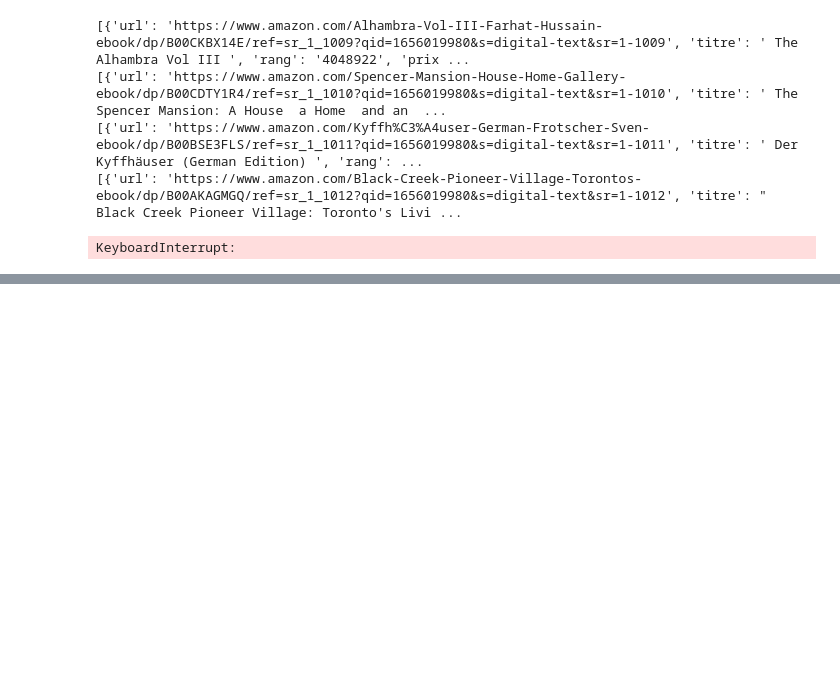
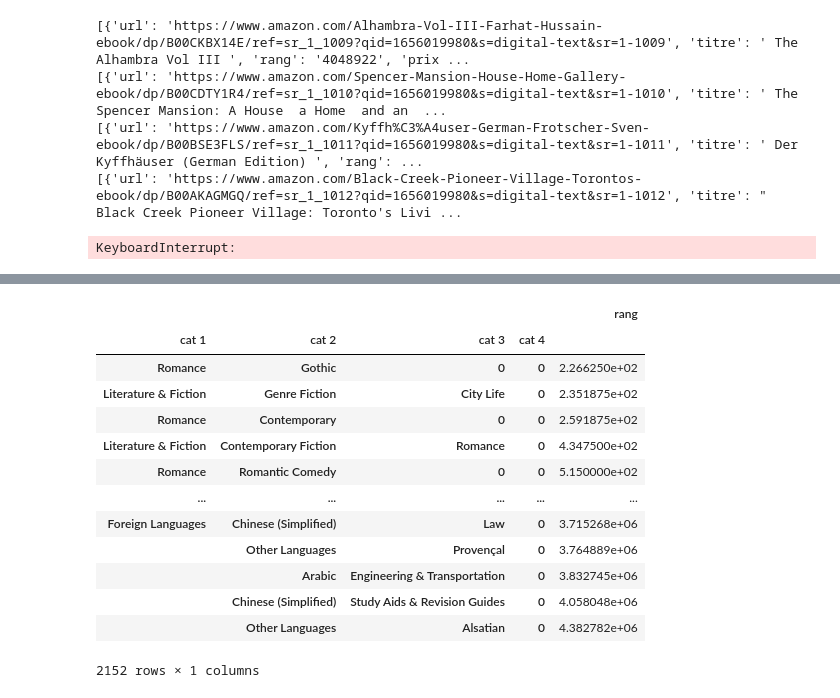
Before and after one commit to thomasgassin/kindle-scrapper, a Jupyter notebook: notebooks/NoteBook.ipynb, the cells around one changed output, grey strips where cells are left out. Saved outputs shown, nothing was run; the diff lists cells and outputs as text; code cells hidden in the pictures; blank space fills up the shorter version.

```diff
--- a/notebooks/NoteBook.ipynb
+++ b/notebooks/NoteBook.ipynb
@@ -1381,0 +1382,17 @@ data2
+# %%
+data.groupby(['cat 1', 'cat 2','cat 3','cat 4'])['rang'].mean().to_frame().sort_values('rang')
+# %% [output]
+|  |  |  |  | rang |
+| cat 1 | cat 2 | cat 3 | cat 4 |  |
+| Romance | Gothic | 0 | 0 | 2.266250e+02 |
+| Literature & Fiction | Genre Fiction | City Life | 0 | 2.351875e+02 |
+| Romance | Contemporary | 0 | 0 | 2.591875e+02 |
+| Literature & Fiction | Contemporary Fiction | Romance | 0 | 4.347500e+02 |
+| Romance | Romantic Comedy | 0 | 0 | 5.150000e+02 |
+| ... | ... | ... | ... | ... |
+| Foreign Languages | Chinese (Simplified) | Law | 0 | 3.715268e+06 |
+|  | Other Languages | Provençal | 0 | 3.764889e+06 |
+|  | Arabic | Engineering & Transportation | 0 | 3.832745e+06 |
+|  | Chinese (Simplified) | Study Aids & Revision Guides | 0 | 4.058048e+06 |
+|  | Other Languages | Alsatian | 0 | 4.382782e+06 |
+2152 rows × 1 columns
```
Also changed, not shown: parts of 26 cells of this notebook, 1 other file.
